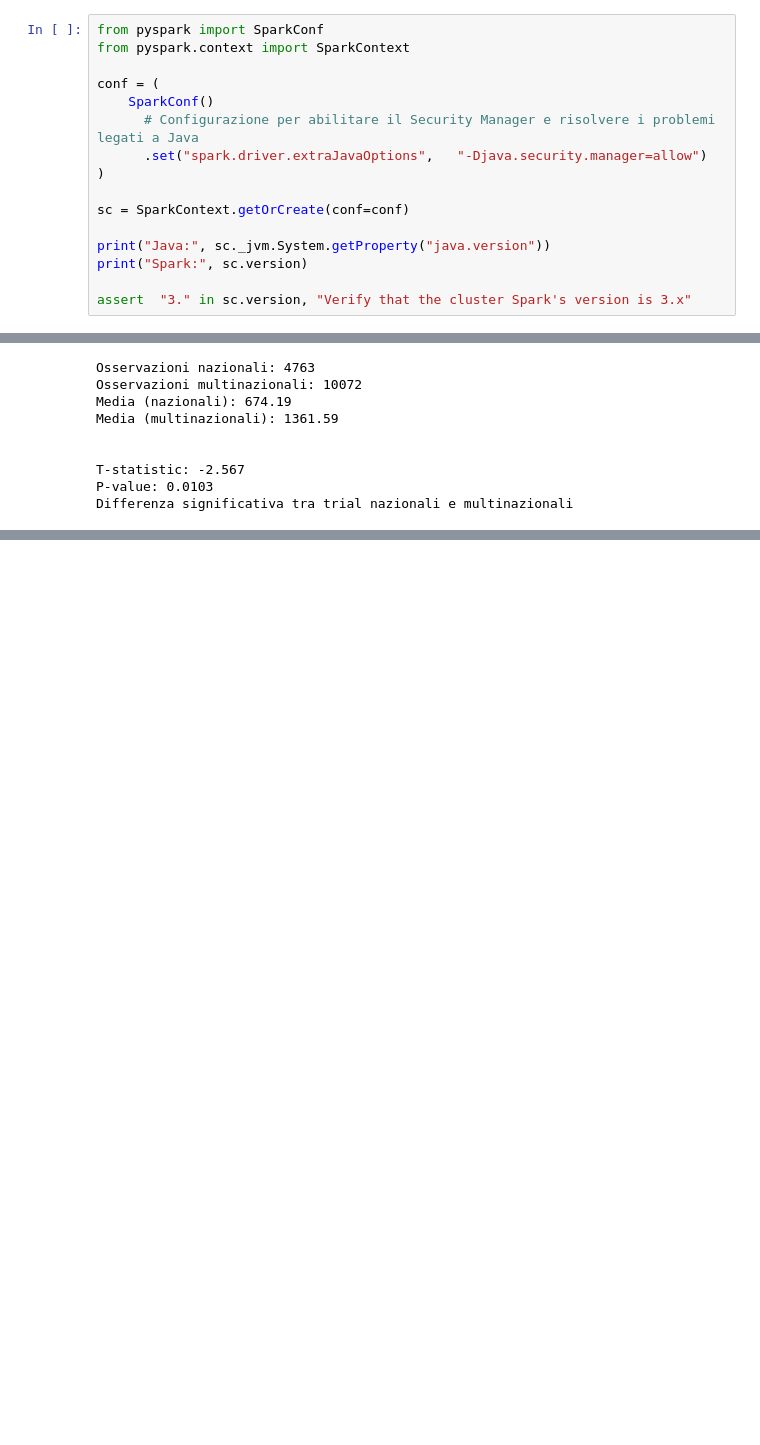
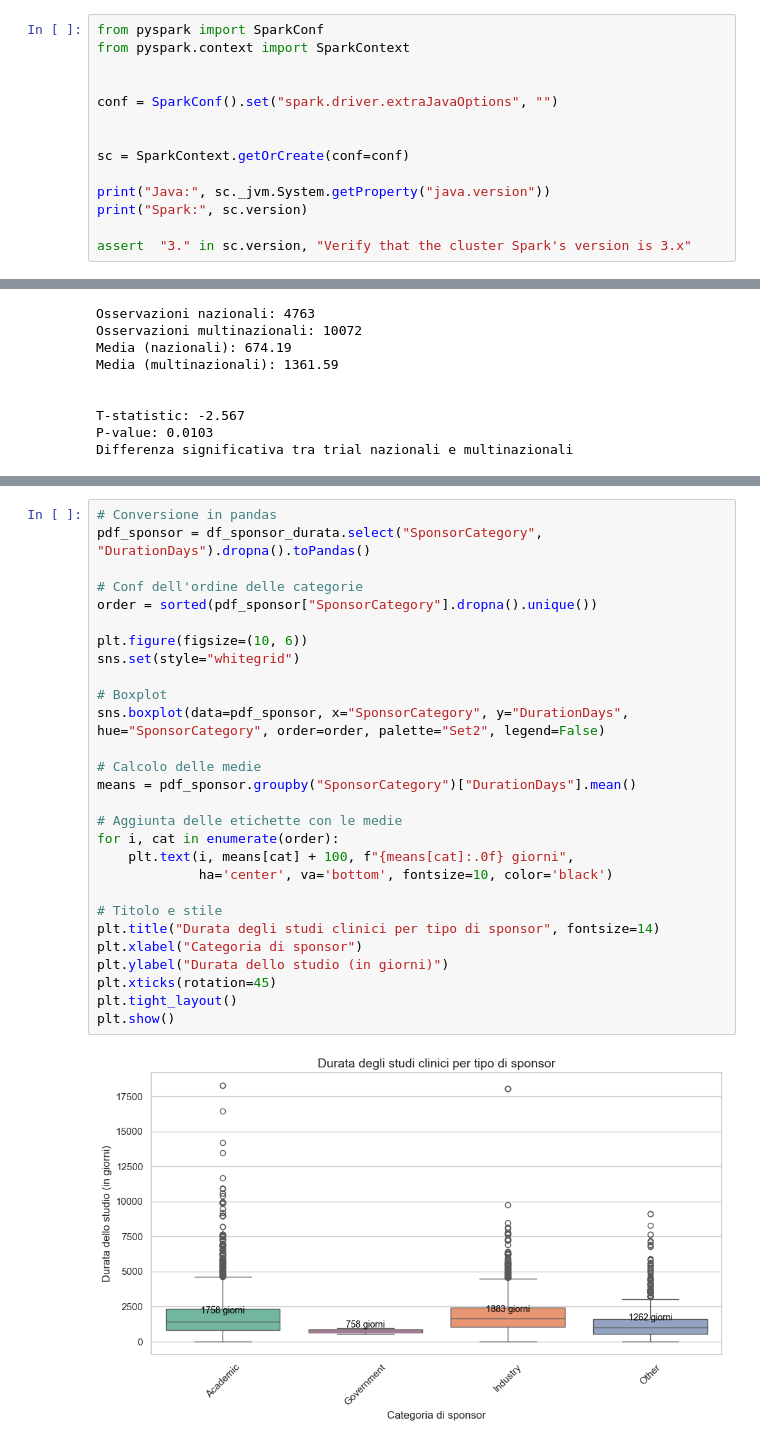
Before and after one commit to Leonard2310/MedAnalytics, a Jupyter notebook: homework.ipynb, the cells around one changed output, grey strips where cells are left out. Saved outputs shown, nothing was run; the diff lists cells and outputs as text; blank space fills up the shorter version.

```diff
--- a/homework.ipynb
+++ b/homework.ipynb
@@ -9,11 +9,9 @@ findspark.init()
 from pyspark import SparkConf
 from pyspark.context import SparkContext
 
-conf = (
-    SparkConf()
-      # Configurazione per abilitare il Security Manager e risolvere i problemi legati a Java
-      .set("spark.driver.extraJavaOptions",   "-Djava.security.manager=allow")
-)
+
+conf = SparkConf().set("spark.driver.extraJavaOptions", "")
+
 
 sc = SparkContext.getOrCreate(conf=conf)
 
@@ -688,0 +731,30 @@ Differenza significativa tra trial nazionali e multinazionali
+# %%
+# Conversione in pandas
+pdf_sponsor = df_sponsor_durata.select("SponsorCategory", "DurationDays").dropna().toPandas()
+
+# Conf dell'ordine delle categorie
+order = sorted(pdf_sponsor["SponsorCategory"].dropna().unique())
+
+plt.figure(figsize=(10, 6))
+sns.set(style="whitegrid")
+
+# Boxplot
+sns.boxplot(data=pdf_sponsor, x="SponsorCategory", y="DurationDays", hue="SponsorCategory", order=order, palette="Set2", legend=False)
+
+# Calcolo delle medie
+means = pdf_sponsor.groupby("SponsorCategory")["DurationDays"].mean()
+
+# Aggiunta delle etichette con le medie
+for i, cat in enumerate(order):
+    plt.text(i, means[cat] + 100, f"{means[cat]:.0f} giorni",
+             ha='center', va='bottom', fontsize=10, color='black')
+
+# Titolo e stile
+plt.title("Durata degli studi clinici per tipo di sponsor", fontsize=14)
+plt.xlabel("Categoria di sponsor")
+plt.ylabel("Durata dello studio (in giorni)")
+plt.xticks(rotation=45)
+plt.tight_layout()
+plt.show()
+# %% [output]
+[figure, added]
```
Also changed, not shown: parts of 9 cells of this notebook.
